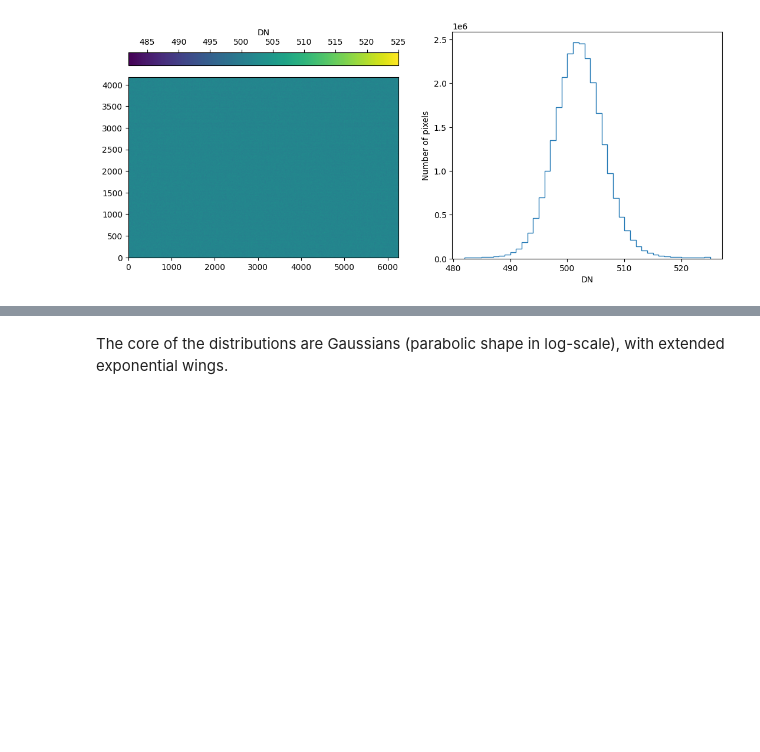
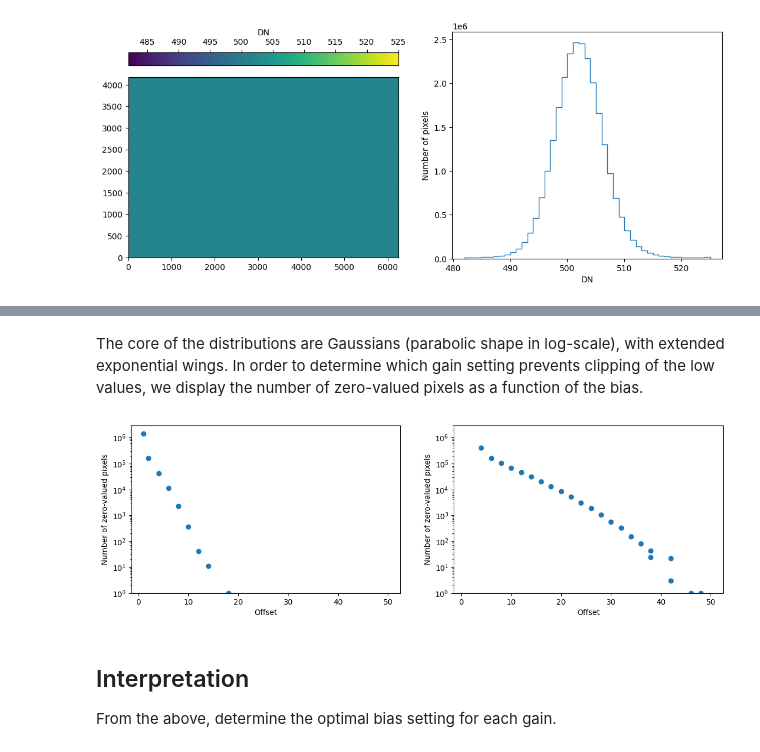
Before and after one commit to frederic-auchere/OHP, a Jupyter notebook: bias.ipynb, the cells around one changed output, grey strips where cells are left out. Drawn from its saved outputs; the diff is of its cells as text; code cells hidden in the pictures; blank space fills up the shorter version.

```diff
--- a/bias.ipynb
+++ b/bias.ipynb
@@ -72,2 +80,17 @@ ax.set_ylim(1, 3e6)
 # %% [markdown]
-The core of the distributions are Gaussians (parabolic shape in log-scale), with extended exponential wings.
+The core of the distributions are Gaussians (parabolic shape in log-scale), with extended exponential wings. In order to determine which gain setting prevents clipping of the low values, we display the number of zero-valued pixels as a function of the bias.
+# %%
+fig, axes = plt.subplots(1, 2, figsize=(14, 4))
+
+for ax, offsets, zeros in zip(axes.flatten(), offsets_per_gain, zeros_per_gain):
+    ax.scatter(offsets, zeros)
+    ax.set_xlabel('Offset')
+    ax.set_ylabel('Number of zero-valued pixels')
+    ax.set_yscale('log')
+    ax.set_ylim(1, 3e6)
+# %% [output]
+[figure, added]
+# %% [markdown]
+## Interpretation
+
+From the above, determine the optimal bias setting for each gain.
```
Also changed, not shown: parts of 5 cells of this notebook.
